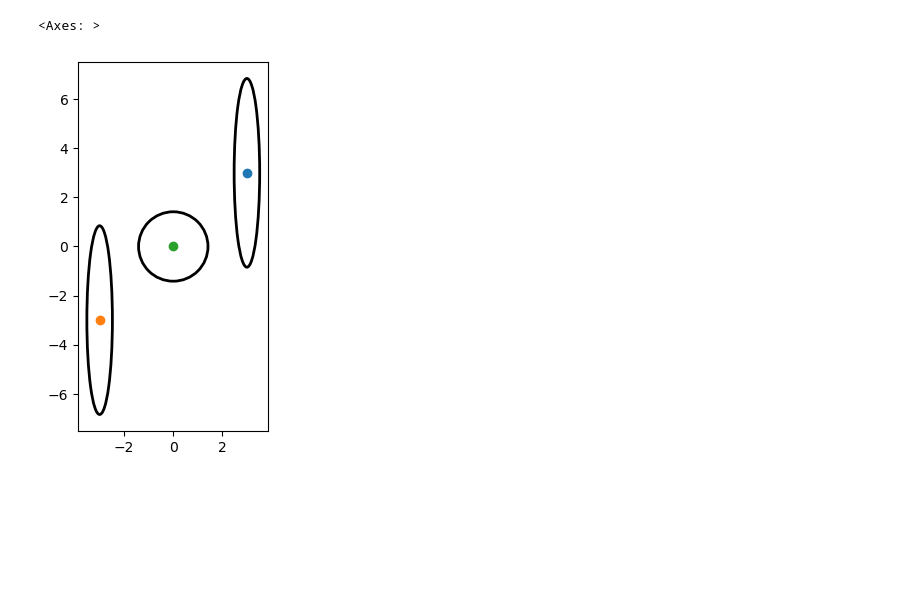
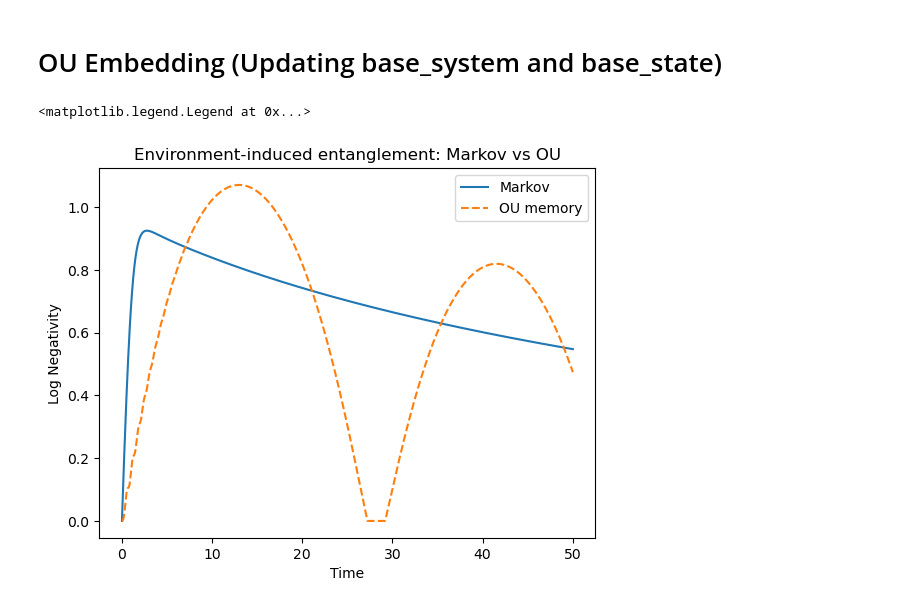
Before and after one commit to Acouvertier/gaussian-open-systems, a Jupyter notebook: scripts/experiments/Dissertation_Shared_Environment_Entanglement.ipynb, the cells around one changed output. Drawn from its saved outputs; the diff is of its cells as text; code cells hidden in the pictures; blank space fills up the shorter version.

```diff
--- a/scripts/experiments/Dissertation_Shared_Environment_Entanglement.ipynb
+++ b/scripts/experiments/Dissertation_Shared_Environment_Entanglement.ipynb
@@ -31,28 +65,37 @@ my_system = GaussianCVSystem.free_evolution(n,frequency_array)
+# %% [markdown]
+# OU Embedding (Updating base_system and base_state)
 # %%
-#use single_poled_ou_embedding to embed your n-mode state+system into an n+1 mode state+system
-#where the n+1-th mode corresponds to an OU memory kernel with a single central frequency
-embedded_state, embedded_system = single_pole_ou_embedding(
-    state=my_state,
-    system=my_system,
+# A single-pole OU memory kernel is defined by a memory rate (gamma) and central frequency (omega). In the rotated
+# frame is the central frequency is replaced by an environment detuning (delta_E)
+gamma = 0.5*kappa
+delta_E = 10*kappa
+
+ou_state, ou_system = single_pole_ou_embedding(
+    state=base_state,
+    system=base_system,
     subsystem=(1,2),
     coupling_types=("annihilation","annihilation"),
     memory_rate=gamma,
     env_freq=delta_E,
-    decay_rate=kappa,
-    thermal_occupation=n_bar
+    decay_rate=kappa
 )
 # %%
-# GaussianCVState is also equipped with basic ellipse plotting for all modes encoded in the object
-embedded_state.plot_state()
+# Solutions are found in the same format as the Markvov case
+sol_ou = ou_system.evolve_state(ou_state, t_eval)
+
+ent_ou = sol_ou.entanglement_time_trace((1,2))
+pur_ou = sol_ou.purity_time_trace((1,2))
-# %% [output]
-<Axes: >
-[figure, removed]
 # %%
-# For time-independent (only choice implemented as of 3/19/26) GaussianCVSystems
-# evolution can be simulated using an analytical mapping. This is implemented
-# with GaussianCVSystem.evolve_state(GaussianCVState, t_eval) and returns
-# GaussianSolution object is defined by the t_eval, and time traces of the mean vector
-# and covariance matrix
-t_eval = np.linspace(0,20/delta_2,1000)
-solution_obj = embedded_system.evolve_state(embedded_state, t_eval)
+fig, ax = plt.subplots()
+
+ax.plot(t_eval, ent_markov, label="Markov")
+ax.plot(t_eval, ent_ou, linestyle="--", label="OU memory")
+
+ax.set_xlabel("Time")
+ax.set_ylabel("Log Negativity")
+ax.set_title("Environment-induced entanglement: Markov vs OU")
+ax.legend()
+# %% [output]
+<matplotlib.legend.Legend at 0x...>
+[figure, added]
 # %%
```
Also changed, not shown: parts of 18 cells of this notebook, 7 other files.
